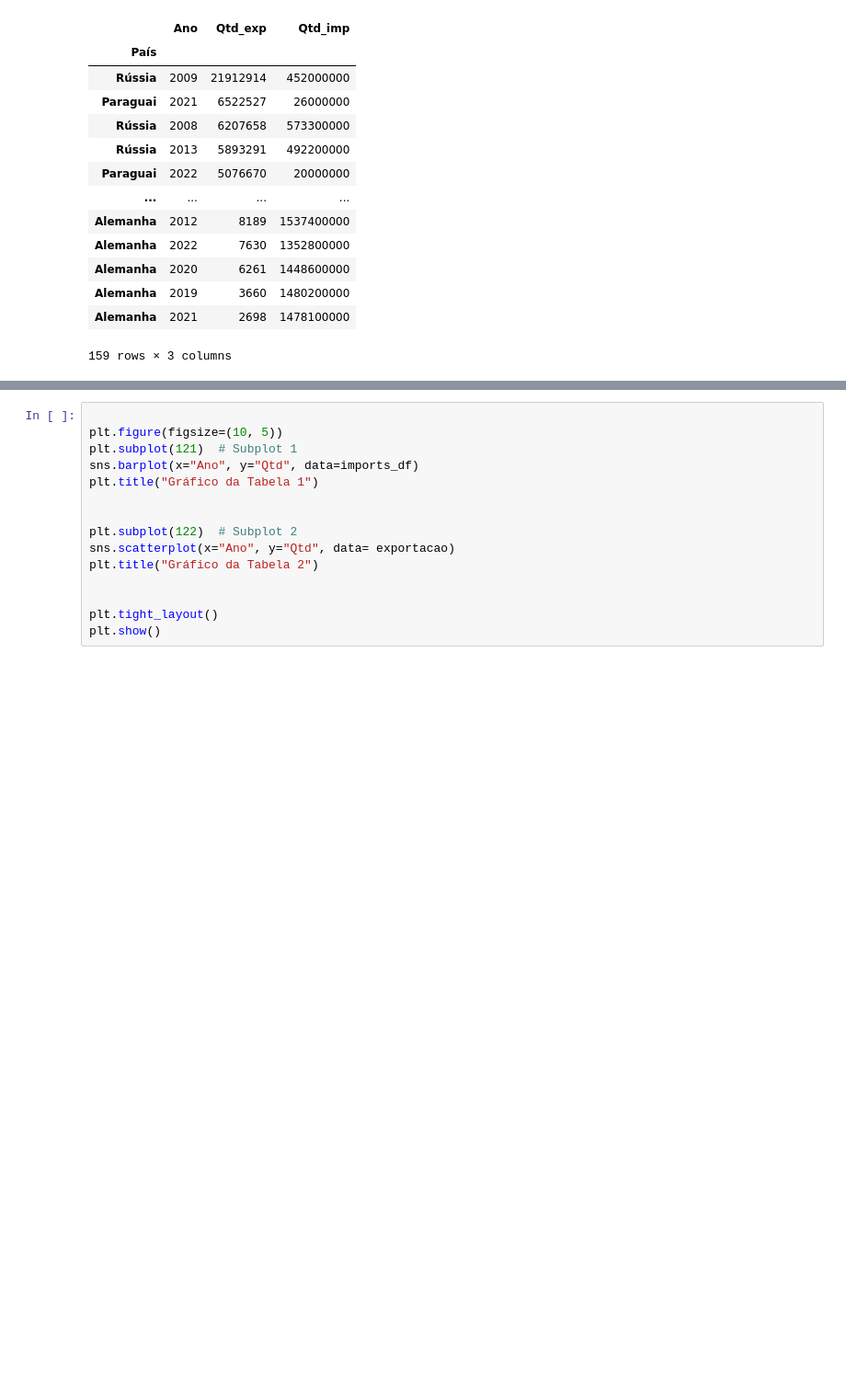
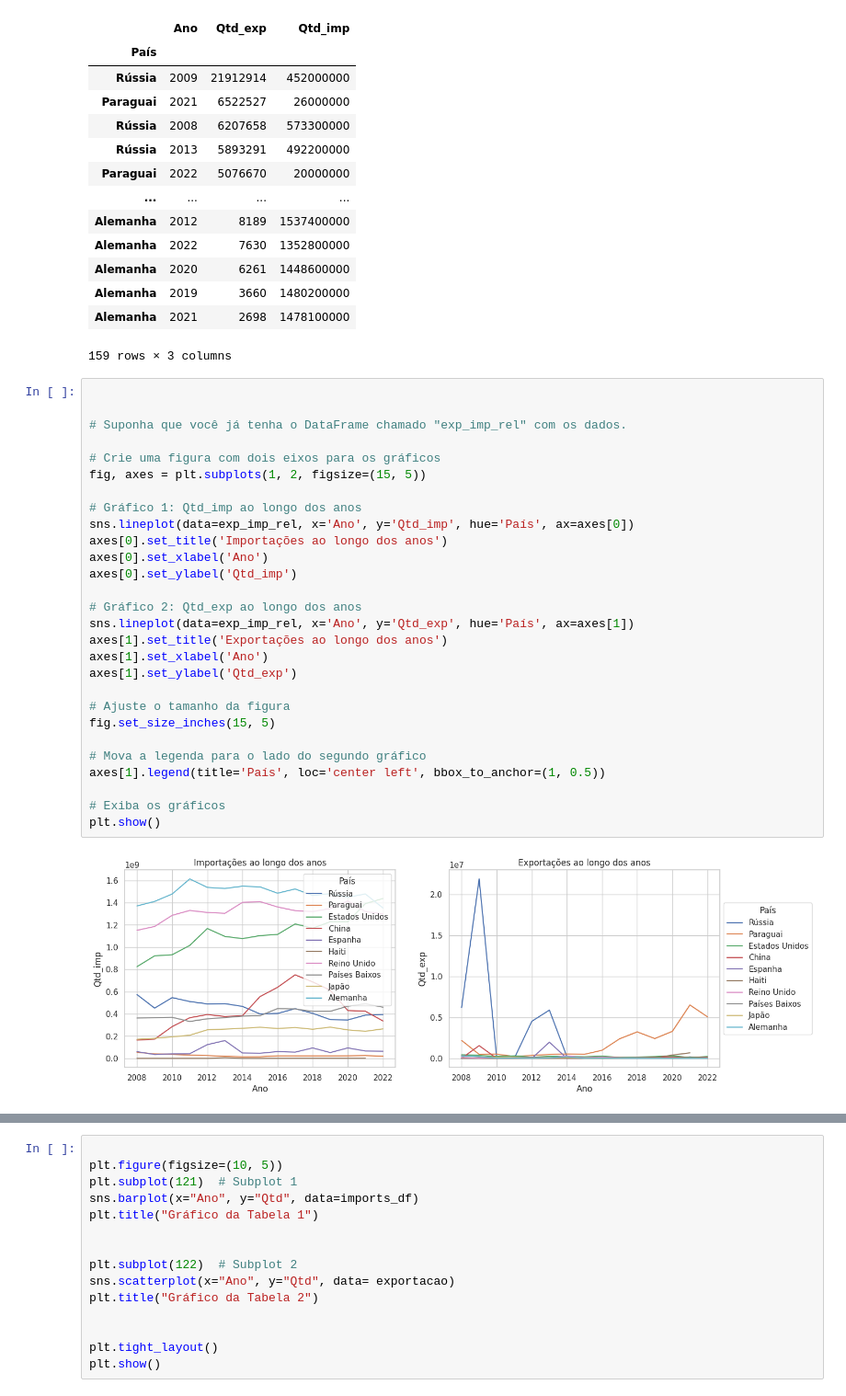
Before and after one commit to VivianeCorreia/Tech-Challenge, a Jupyter notebook: 2_challenge.ipynb, the cells around one changed output, grey strips where cells are left out. Shown at 92% size. Saved outputs shown, nothing was run; the diff lists cells and outputs as text; blank space fills up the shorter version.

```diff
--- a/2_challenge.ipynb
+++ b/2_challenge.ipynb
@@ -1121,3 +1121,33 @@ exp_imp_rel
 | Alemanha | 2019 | 3660 | 1480200000 |
 | Alemanha | 2021 | 2698 | 1478100000 |
 159 rows × 3 columns
+# %%
+
+
+# Suponha que você já tenha o DataFrame chamado "exp_imp_rel" com os dados.
+
+# Crie uma figura com dois eixos para os gráficos
+fig, axes = plt.subplots(1, 2, figsize=(15, 5))
+
+# Gráfico 1: Qtd_imp ao longo dos anos
+sns.lineplot(data=exp_imp_rel, x='Ano', y='Qtd_imp', hue='País', ax=axes[0])
+axes[0].set_title('Importações ao longo dos anos')
+axes[0].set_xlabel('Ano')
+axes[0].set_ylabel('Qtd_imp')
+
+# Gráfico 2: Qtd_exp ao longo dos anos
+sns.lineplot(data=exp_imp_rel, x='Ano', y='Qtd_exp', hue='País', ax=axes[1])
+axes[1].set_title('Exportações ao longo dos anos')
+axes[1].set_xlabel('Ano')
+axes[1].set_ylabel('Qtd_exp')
+
+# Ajuste o tamanho da figura
+fig.set_size_inches(15, 5)
+
+# Mova a legenda para o lado do segundo gráfico
+axes[1].legend(title='País', loc='center left', bbox_to_anchor=(1, 0.5))
+
+# Exiba os gráficos
+plt.show()
+# %% [output]
+[figure, added]
```
Also changed, not shown: parts of 2 cells of this notebook.
